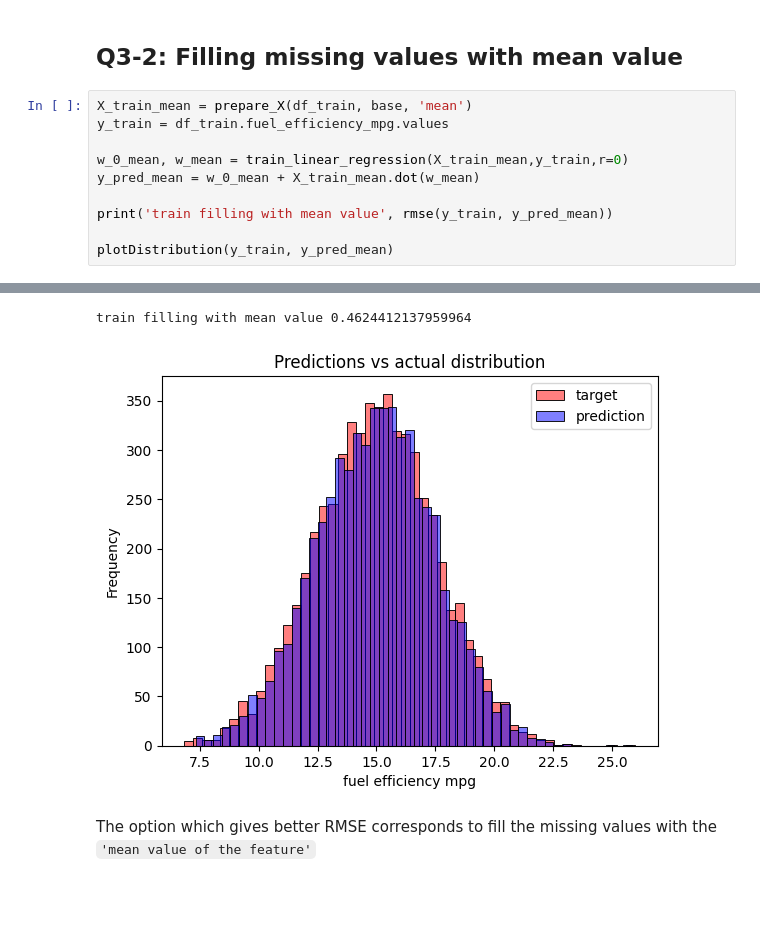
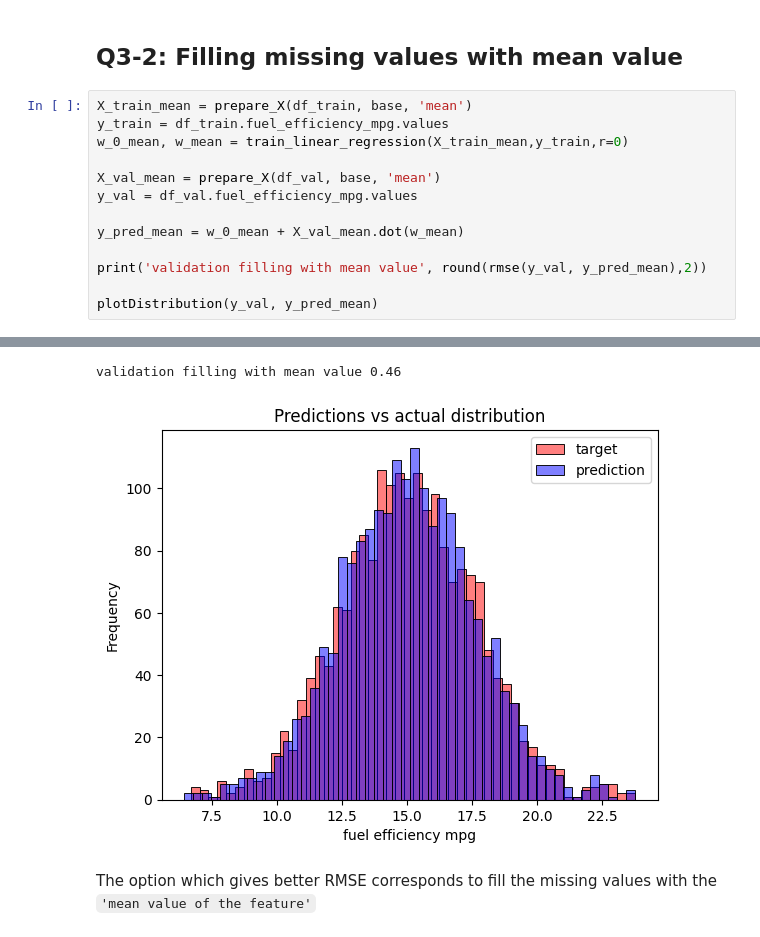
Before and after one commit to jhon-marquez-cardenas/Machine-learning-zoomcamp-2025-Homeworks, a Jupyter notebook: 02-regression/Homework_2_JFMC_2025.ipynb, the cells around one changed output, grey strips where cells are left out. Drawn from its saved outputs; the diff is of its cells as text; blank space fills up the shorter version.

Commit message:
Q3 answered upgraded using validation dataset

```diff
--- a/02-regression/Homework_2_JFMC_2025.ipynb
+++ b/02-regression/Homework_2_JFMC_2025.ipynb
@@ -276,13 +281,16 @@ train filling with zero 0.5202614265099077
 # %%
 X_train_mean = prepare_X(df_train, base, 'mean')
 y_train = df_train.fuel_efficiency_mpg.values
+w_0_mean, w_mean = train_linear_regression(X_train_mean,y_train,r=0)
 
-w_0_mean, w_mean = train_linear_regression(X_train_mean,y_train,r=0)
-y_pred_mean = w_0_mean + X_train_mean.dot(w_mean)
+X_val_mean = prepare_X(df_val, base, 'mean')
+y_val = df_val.fuel_efficiency_mpg.values
 
-print('train filling with mean value', rmse(y_train, y_pred_mean))
+y_pred_mean = w_0_mean + X_val_mean.dot(w_mean)
 
-plotDistribution(y_train, y_pred_mean)
+print('validation filling with mean value', round(rmse(y_val, y_pred_mean),2))
+
+plotDistribution(y_val, y_pred_mean)
 # %% [output]
 The behavior will change in pandas 3.0. This inplace method will never work because the intermediate object on which we are setting values always behaves as a copy.
 
@@ -297,5 +315,5 @@ See the caveats in the documentation: https://pandas.pydata.org/pandas-docs/stab
-train filling with mean value 0.4624412137959964
+validation filling with mean value 0.46
-[figure, old version]
+[figure, new version]
 # %% [markdown]
 The option which gives better RMSE corresponds to fill the missing values with the `'mean value of the feature'`
 # %% [markdown]
```
Also changed, not shown: parts of 3 cells of this notebook.
